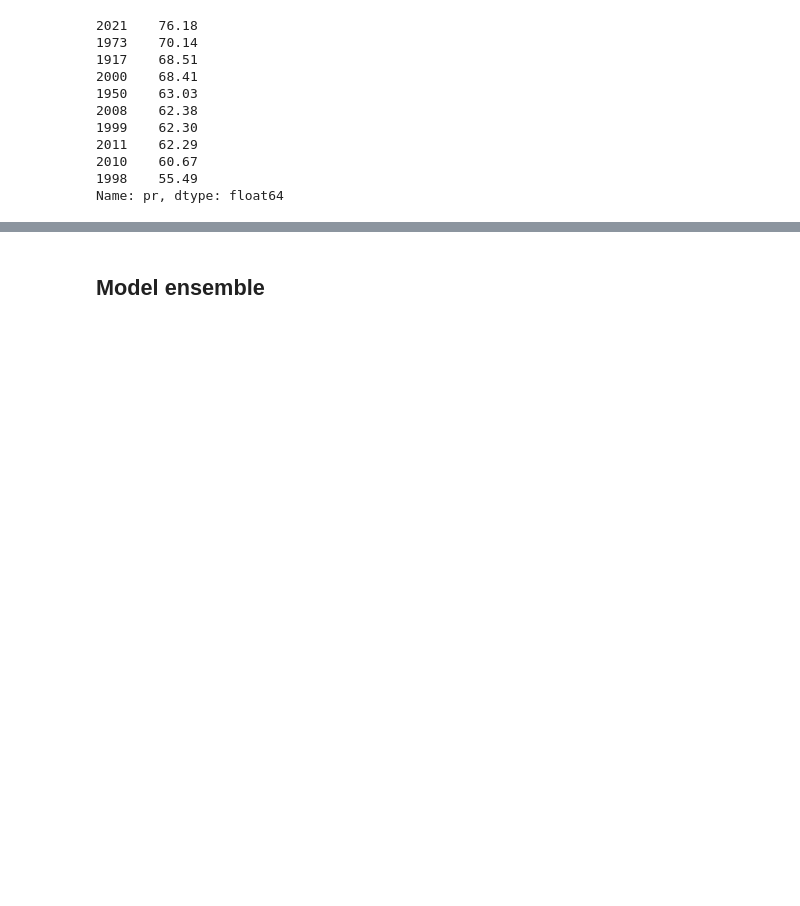
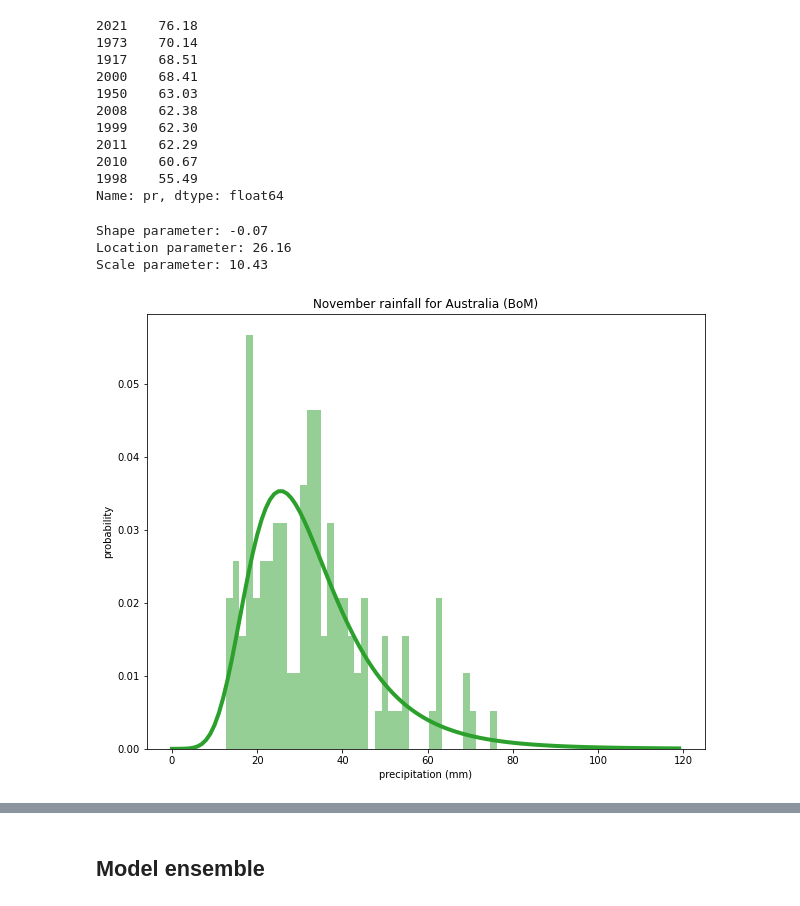
Before and after one commit to AusClimateService/nov-rain, a Jupyter notebook: analysis/analysis_BCC-CSM2-MR.ipynb, the cells around one changed output, grey strips where cells are left out. Drawn from its saved outputs; the diff is of its cells as text; code cells hidden in the pictures; blank space fills up the shorter version.

```diff
--- a/analysis/analysis_BCC-CSM2-MR.ipynb
+++ b/analysis/analysis_BCC-CSM2-MR.ipynb
@@ -95,3 +103,25 @@ ranked_years.head(n=10)
 2010    60.67
 1998    55.49
 Name: pr, dtype: float64
+# %%
+bom_gev_shape, bom_gev_loc, bom_gev_scale = indices.fit_gev(bom_df['pr'].values)
+print(f'Shape parameter: {bom_gev_shape:.2f}')
+print(f'Location parameter: {bom_gev_loc:.2f}')
+print(f'Scale parameter: {bom_gev_scale:.2f}')
+# %% [output]
+Shape parameter: -0.07
+Location parameter: 26.16
+Scale parameter: 10.43
+# %%
+fig, ax = plt.subplots(figsize=[10, 8])
+gev_xvals = np.arange(0, 120)
+bom_df['pr'].plot.hist(bins=40, density=True, color='tab:green', alpha=0.5)
+bom_gev_pdf = gev.pdf(gev_xvals, bom_gev_shape, bom_gev_loc, bom_gev_scale)
+plt.plot(gev_xvals, bom_gev_pdf, color='tab:green', linewidth=4.0)
+plt.xlabel('precipitation (mm)')
+plt.ylabel('probability')
+plt.title(f'November rainfall for Australia (BoM)')
+plt.savefig(f'/g/data/xv83/dbi599/nov-rain/figures/nov_precip_histogram_aus_BoM.png',
+            bbox_inches='tight', facecolor='white', dpi=dpi)
+# %% [output]
+[figure, added]
```
Also changed, not shown: parts of 21 cells of this notebook, 2 other files.
